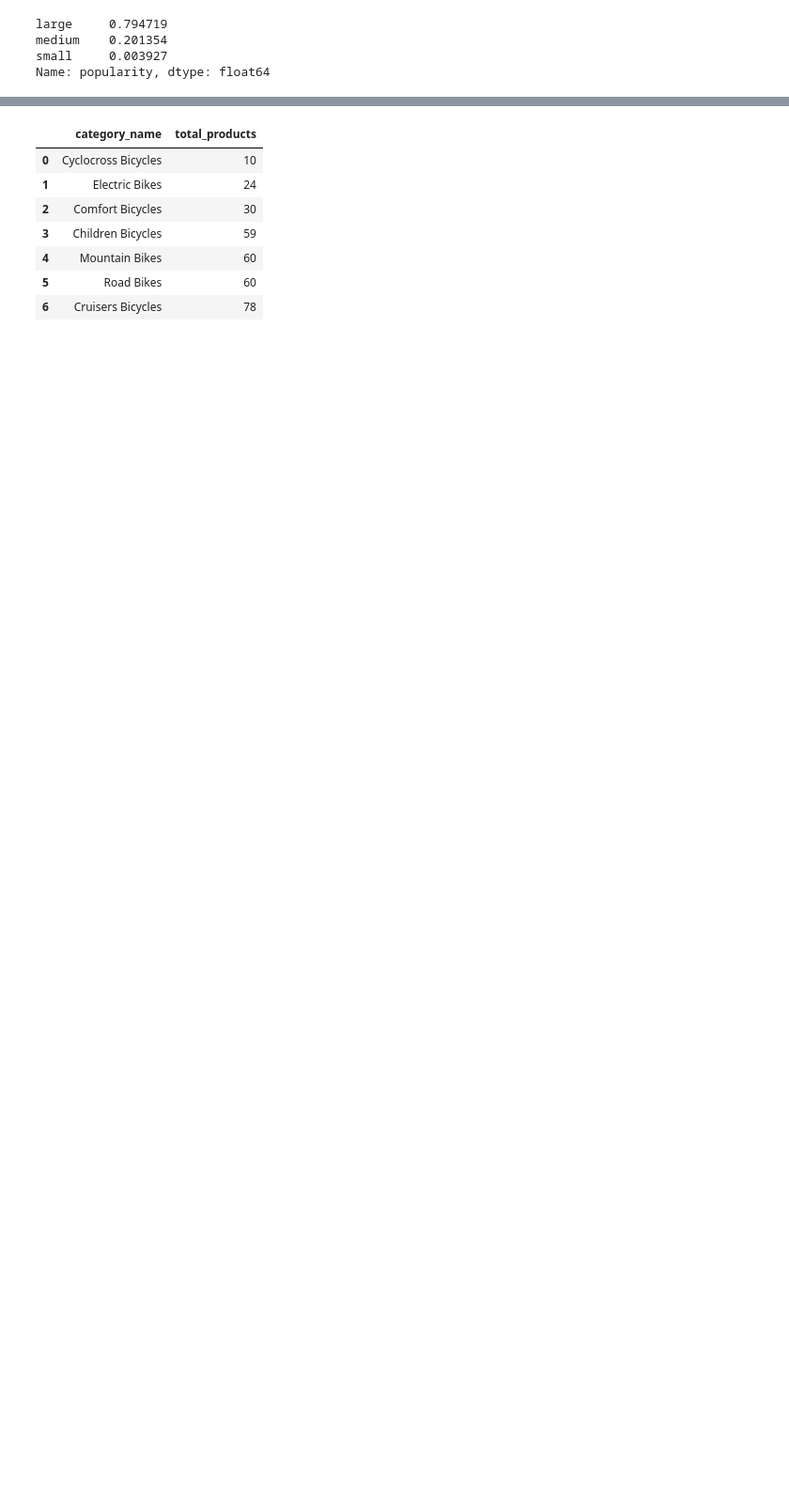
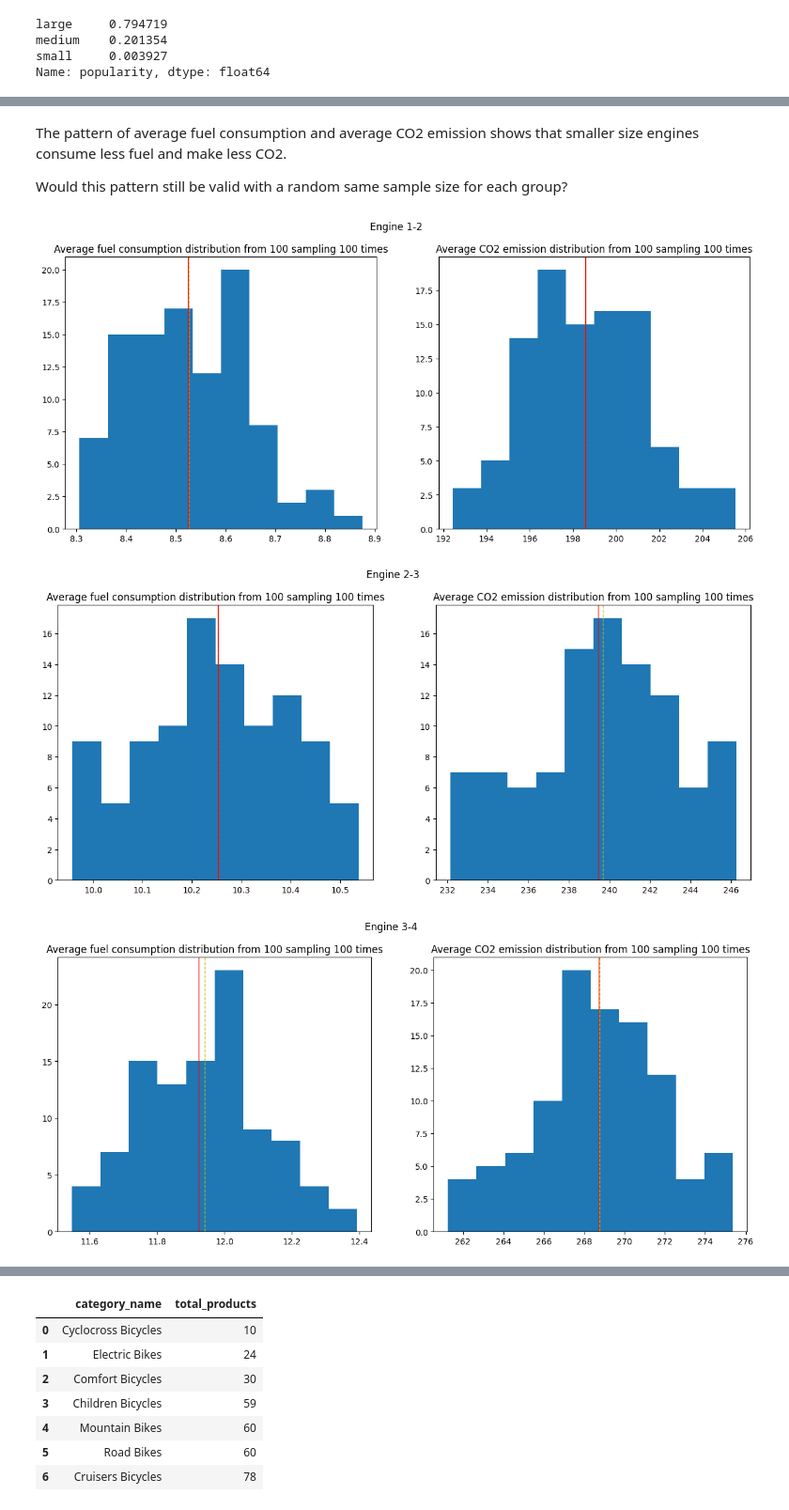
Before and after one commit to showdowmaxi/Datacamp-competiton, a Jupyter notebook: Python and SQL analysis/notebook.ipynb, the cells around one changed output, grey strips where cells are left out. Shown: that part at 94% size. Drawn from its saved outputs; the diff is of its cells as text; code cells hidden in the pictures; blank space fills up the shorter version.

```diff
--- a/Python and SQL analysis/notebook.ipynb
+++ b/Python and SQL analysis/notebook.ipynb
@@ -263,2 +256,0 @@ AttributeError: 'AxesSubplot' object has no attribute 'subplots'
-# %%
-fig, ax = plt.subplots(2)
@@ -271,0 +274,10 @@ You work for a chain of bicycle stores. Your new team leader comes from a differ
+# %%
+# get the most popularity group
+df_large = cars[mask_l].copy()
+
+#keep engine_group with category 1-2, 2-3, 3-4
+df_large['engine_size_cat'] = pd.Categorical(df_large['engine_group'], categories=['1-2','2-3','3-4'])
+
+# get a stats in this group
+df_large_stat = stat_summary(df_large, 'engine_size_cat', 'popularity')
+df_large_stat
@@ -271,0 +289,4 @@ You work for a chain of bicycle stores. Your new team leader comes from a differ
+# %% [markdown]
+The pattern of average fuel consumption and average CO2 emission shows that smaller size engines consume less fuel and make less CO2.
+
+Would this pattern still be valid with a random same sample size for each group?
@@ -271,0 +309,36 @@ You work for a chain of bicycle stores. Your new team leader comes from a differ
+# %%
+# get each group sampling mean
+group_1_2_mean = sample_simulate(group_1_2)
+group_2_3_mean = sample_simulate(group_2_3)
+group_3_4_mean = sample_simulate(group_3_4)
+# %%
+#create a function to plot graph
+
+def plot_hist(df,title,df_data):
+    '''
+    This function will show a distribution plot of sampling mean
+    Sample mean mark as yellow dash line
+    Real population mean mark as red line
+    '''
+    fig,ax=plt.subplots(1,2, figsize=(15,6))
+
+    #plot each sampling mean distribution
+    ax[0].hist(df['Fuel Consumption Comb (L/100 km)'])
+    ax[0].set_title('Average fuel consumption distribution from 100 sampling 100 times')
+    ax[0].axvline(df['Fuel Consumption Comb (L/100 km)'].mean(), color='y', linestyle='dashed', linewidth=1)
+    ax[0].axvline(df_data[0], color='r', linewidth=1)
+
+    ax[1].hist(df['CO2 Emissions(g/km)'])
+    ax[1].set_title('Average CO2 emission distribution from 100 sampling 100 times')
+    ax[1].axvline(df['CO2 Emissions(g/km)'].mean(), color='y', linestyle='dashed', linewidth=1)
+    ax[1].axvline(df_data[1], color='r', linewidth=1)
+    fig.suptitle(title)
+
+
+plot_hist(group_1_2_mean,'Engine 1-2',df_large_stat.iloc[0, 1:3])
+plot_hist(group_2_3_mean,'Engine 2-3',df_large_stat.iloc[1, 1:3])
+plot_hist(group_3_4_mean,'Engine 3-4',df_large_stat.iloc[2, 1:3])
+# %% [output]
+[figure, added]
+[figure, added]
+[figure, added]
```
Also changed, not shown: parts of 50 cells of this notebook.
